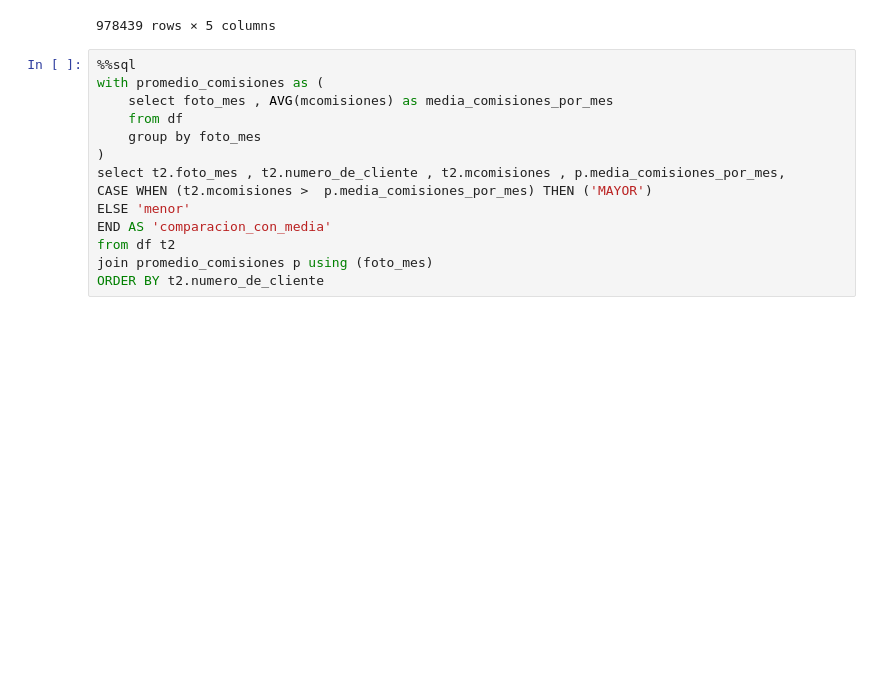
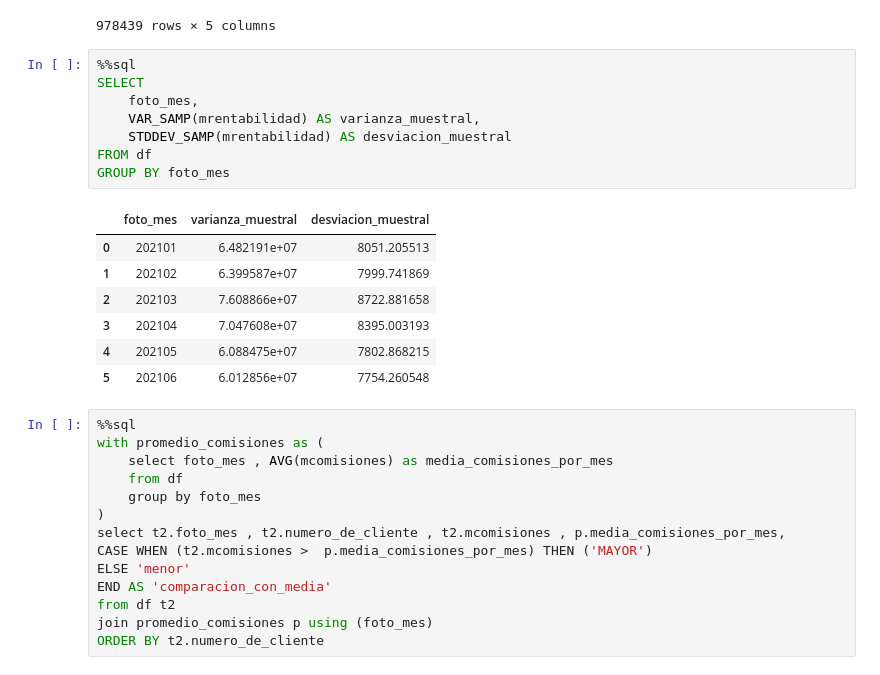
Before and after one commit to CLCHRISLOMBARDO/churn-prediction-bank, a Jupyter notebook: notebooks/eda_sql.ipynb, the cells around one changed output. Drawn from its saved outputs; the diff is of its cells as text; blank space fills up the shorter version.

```diff
--- a/notebooks/eda_sql.ipynb
+++ b/notebooks/eda_sql.ipynb
@@ -117,6 +141,22 @@ join promedio_por_foto_mes p using (foto_mes)
 | 978437 | 1598470389 | 202106 | 244.96 | 2295.674335 | menor |
 | 978438 | 1598550167 | 202106 | 0.00 | 2295.674335 | menor |
 978439 rows × 5 columns
+# %%
+%%sql
+SELECT
+    foto_mes,
+    VAR_SAMP(mrentabilidad) AS varianza_muestral,
+    STDDEV_SAMP(mrentabilidad) AS desviacion_muestral
+FROM df
+GROUP BY foto_mes
+# %% [output]
+|  | foto_mes | varianza_muestral | desviacion_muestral |
+| 0 | 202101 | 6.482191e+07 | 8051.205513 |
+| 1 | 202102 | 6.399587e+07 | 7999.741869 |
+| 2 | 202103 | 7.608866e+07 | 8722.881658 |
+| 3 | 202104 | 7.047608e+07 | 8395.003193 |
+| 4 | 202105 | 6.088475e+07 | 7802.868215 |
+| 5 | 202106 | 6.012856e+07 | 7754.260548 |
 # %%
 %%sql
 with promedio_comisiones as (
```
Also changed, not shown: parts of 3 cells of this notebook, 2 other files.
